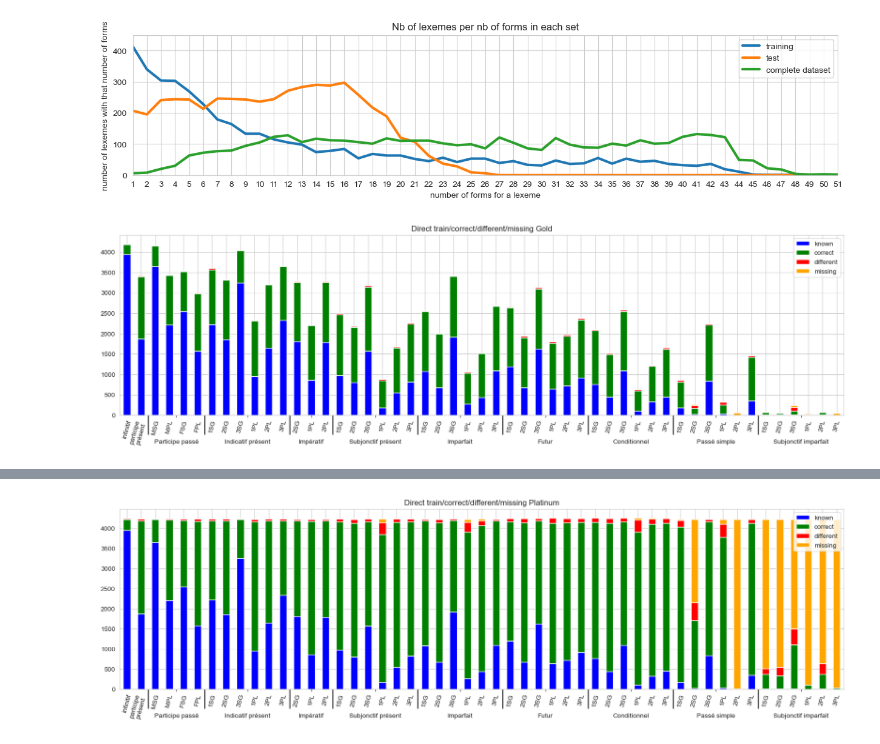
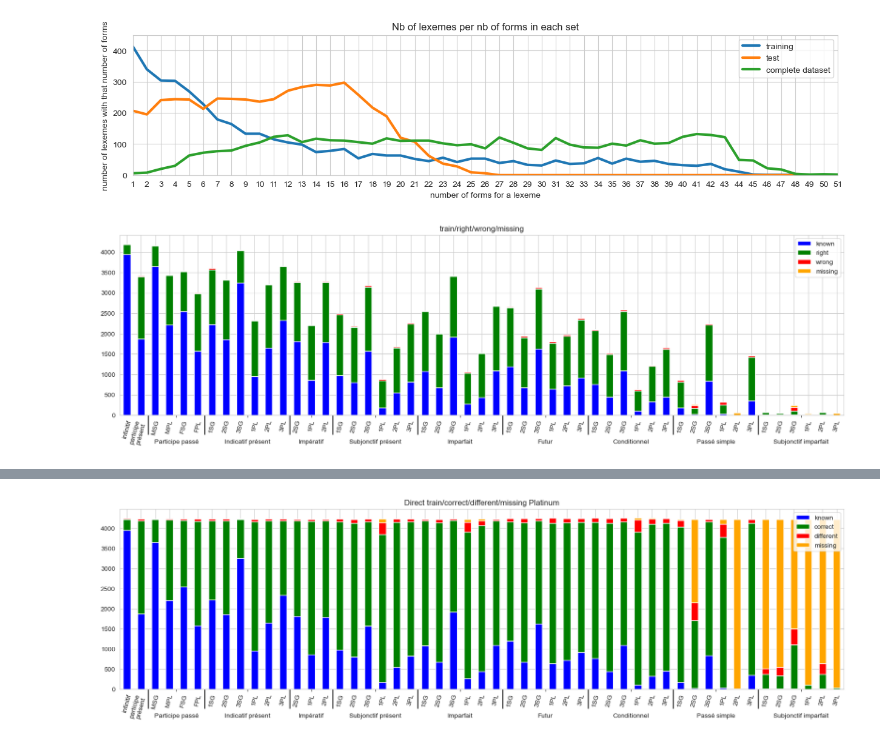
Before and after one commit to gboye/SWIM, a Jupyter notebook: ParadigmGeneration/Vlexique2/WordStructure-Statistiques-S4-Gold.ipynb, the cells around one changed output, grey strips where cells are left out. Cells and saved outputs as stored; diff of their text form; code cells hidden in the pictures.

```diff
--- a/ParadigmGeneration/Vlexique2/WordStructure-Statistiques-S4-Gold.ipynb
+++ b/ParadigmGeneration/Vlexique2/WordStructure-Statistiques-S4-Gold.ipynb
@@ -118,25 +119,25 @@ majorXticks=['ppMS', 'ppMP', 'ppFS', 'ppFP', 'pi1S', 'pi2S', 'pi3S', 'pi1P', 'pi
 # %%
 fDirect4Diff=repFiles+"vlexique2-Direct-S4-gold-different.csv"
 fDirect4Corr=repFiles+"vlexique2-Direct-S4-gold-correct.csv"
 fDirect4Miss=repFiles+"vlexique2-Direct-S4-gold-missing.csv"
 
 dfDirect4Diff=getTable(fDirect4Diff)
 dfDirect4Corr=getTable(fDirect4Corr)
 dfDirect4Miss=getTable(fDirect4Miss)
-dfDirect4CorrDiff=pd.DataFrame({"known":dfInput4.count(),"correct":dfDirect4Corr.count(),"different":dfDirect4Diff.count(),"missing":dfDirect4Miss.count(),})
-ax=dfDirect4CorrDiff.reindex(cellOrd).plot.bar(stacked=True,figsize=(20,5),color=["blue","green","red","orange",],title="Direct train/correct/different/missing Gold")
+dfDirect4CorrDiff=pd.DataFrame({"known":dfInput4.count(),"right":dfDirect4Corr.count(),"wrong":dfDirect4Diff.count(),"missing":dfDirect4Miss.count(),})
+ax=dfDirect4CorrDiff.reindex(cellOrd).plot.bar(stacked=True,figsize=(20,5),color=["blue","green","red","orange",],title="train/right/wrong/missing")
 # xlabels=["","","","participe passé","indicatif présent","impératif","subjonctif présent","indicatif imparfait","indicatif futur","conditionnel présent","passé simple","subjonctif imparfait"]
 labels = [item.get_text() for item in ax.get_xticklabels()]
 labels = ["infinitif","participe\nprésent\n", "MSG","MPL","FSG","FPL","1SG","2SG","3SG","1PL","2PL","3PL","2SG","1PL","2PL","1SG","2SG","3SG","1PL","2PL","3PL","1SG","2SG","3SG","1PL","2PL","3PL","1SG","2SG","3SG","1PL","2PL","3PL","1SG","2SG","3SG","1PL","2PL","3PL","1SG","2SG","3SG","1PL","2PL","3PL","1SG","2SG","3SG","1PL","2PL","3PL",]
 ax.set_xticklabels(labels)
 ax.tick_params(axis='x', labelrotation=75)
 sec = ax.secondary_xaxis(location=0)
 sec.set_xticks([3.5, 8.5, 13, 17.5, 23.5, 29.5, 35.5, 41.5, 47.5], labels=['\n\n\nParticipe passé', '\n\n\nIndicatif présent', '\n\n\nImpératif',
                                        '\n\n\nSubjonctif présent', '\n\n\nImparfait', '\n\n\nFutur', '\n\n\nConditionnel',
                                        '\n\n\nPassé simple', '\n\n\nSubjonctif imparfait'])
 sec2 = ax.secondary_xaxis(location=0)
 sec2.set_xticks([1.5, 5.5, 11.5,14.5,20.5,26.5,32.5,38.5,44.5], labels=[])
 sec2.tick_params('x', length=30, width=1.5)
 plt.savefig(repFiles+"Distribution-Direct-Gold.png",dpi=300,bbox_inches="tight")
 # %% [output]
-[figure, old version]
+[figure, new version]
```
Also changed, not shown: parts of 16 cells of this notebook, 3 other files.
